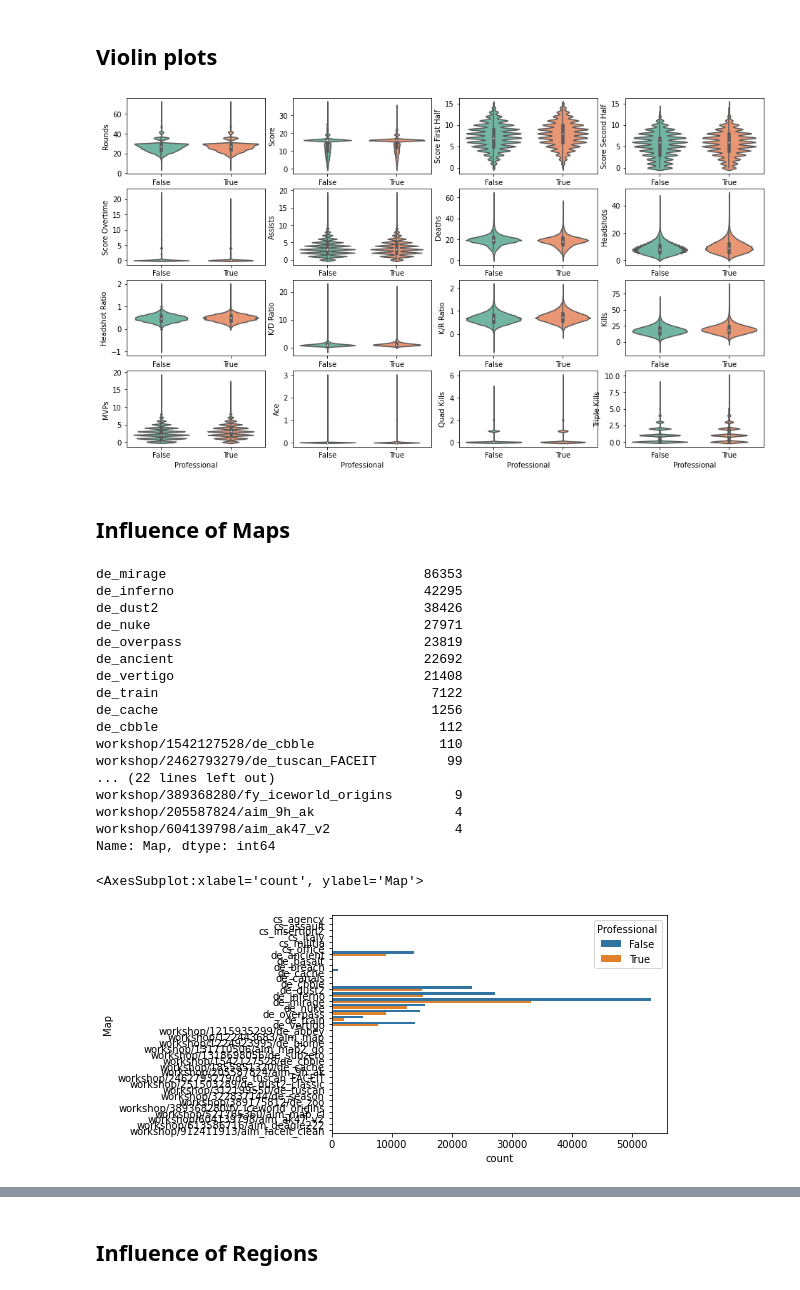
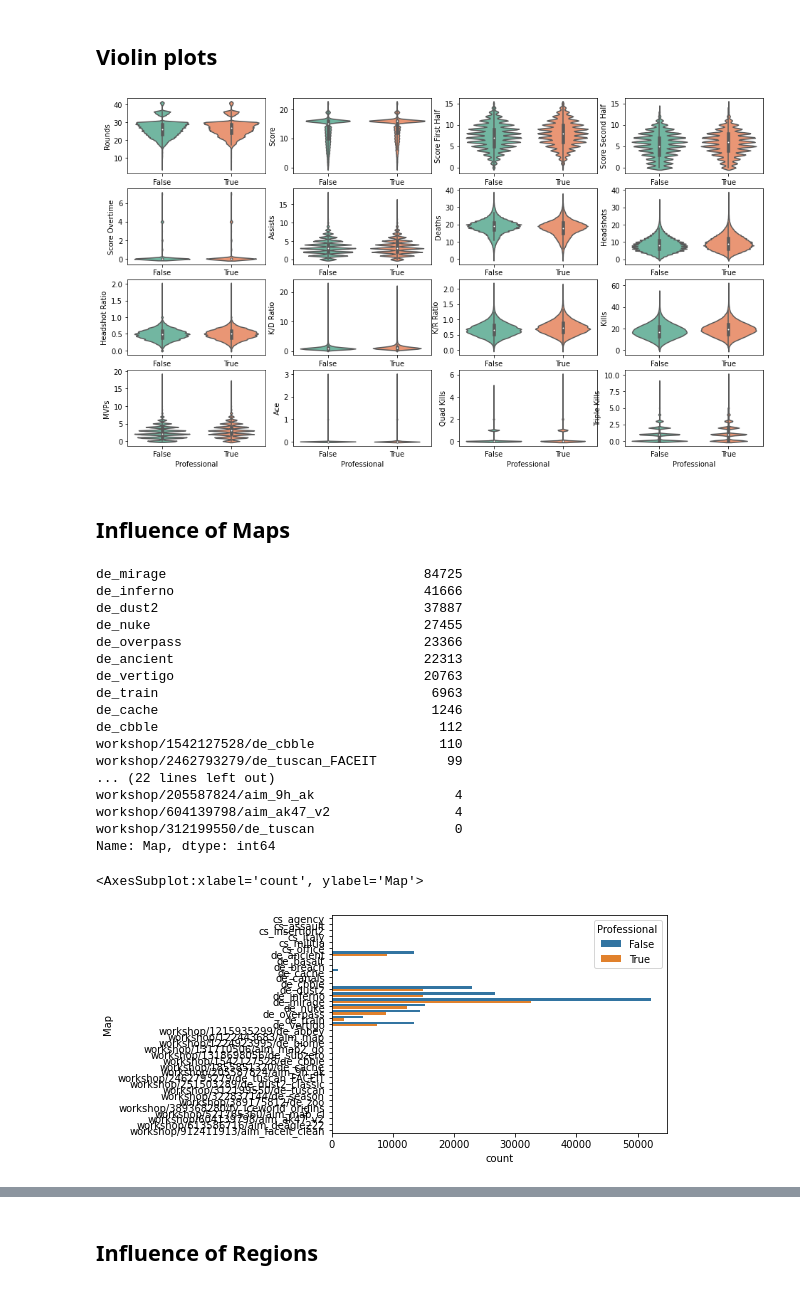
Before and after one commit to relativityhd/csgo-data-analysis, a Jupyter notebook: src/data-exploring.ipynb, the cells around one changed output, grey strips where cells are left out. Saved outputs shown, nothing was run; the diff lists cells and outputs as text; code cells hidden in the pictures.

```diff
--- a/src/data-exploring.ipynb
+++ b/src/data-exploring.ipynb
@@ -116,4 +90,0 @@ Die Korrelation des Datensatzes zeigt keine eindeutige Korrelation zwischen prof
-# %%
-df['Map'] = df['Map'].astype('category')
-df['Region'] = df['Region'].astype('category')
-df.dtypes
@@ -167,0 +97,4 @@ counts[1] / (counts[0] + counts[1])
+# %%
+df = df[df["Kills"] >= 0]
+df = df[df["Rounds"] < 42]
+df.describe()
@@ -168,42 +147,38 @@ counts[1] / (counts[0] + counts[1])
 # %% [markdown]
 ## Violin plots
 # %%
-rows = 4
-cols = 4
 fig, axs = plt.subplots(4, 4, figsize=(16, 9))
 for i, column in enumerate(df.select_dtypes(include='number').columns):
-    #print(i, i//rows, i%rows)
-    #df_column = df_long_by_professional[df_long_by_professional["variable"] == column]
-    ax = axs[i//rows, i%rows]
+    ax = axs[i//4, i%4]
     sns.violinplot(y=column, x="Professional", data=df, palette="Set2", ax=ax)
 # %% [output]
-[figure, old version]
+[figure, new version]
 # %% [markdown]
 ## Influence of Maps
 # %%
 df["Map"].value_counts()
 # %% [output]
-de_mirage                                 86353
-de_inferno                                42295
-de_dust2                                  38426
-de_nuke                                   27971
-de_overpass                               23819
-de_ancient                                22692
-de_vertigo                                21408
-de_train                                   7122
-de_cache                                   1256
+de_mirage                                 84725
+de_inferno                                41666
+de_dust2                                  37887
+de_nuke                                   27455
+de_overpass                               23366
+de_ancient                                22313
+de_vertigo                                20763
+de_train                                   6963
+de_cache                                   1246
 de_cbble                                    112
 workshop/1542127528/de_cbble                110
 workshop/2462793279/de_tuscan_FACEIT         99
 ... (22 lines left out)
-workshop/389368280/fy_iceworld_origins        9
 workshop/205587824/aim_9h_ak                  4
 workshop/604139798/aim_ak47_v2                4
+workshop/312199550/de_tuscan                  0
 Name: Map, dtype: int64
 # %%
 sns.countplot(data=df, y="Map", hue="Professional")
 # %% [output]
 <AxesSubplot:xlabel='count', ylabel='Map'>
-[figure, old version]
+[figure, new version]
 # %%
 df = df[df["Map"].str.startswith('de')].reset_index(drop=True)
```
Also changed, not shown: parts of 23 cells of this notebook.
